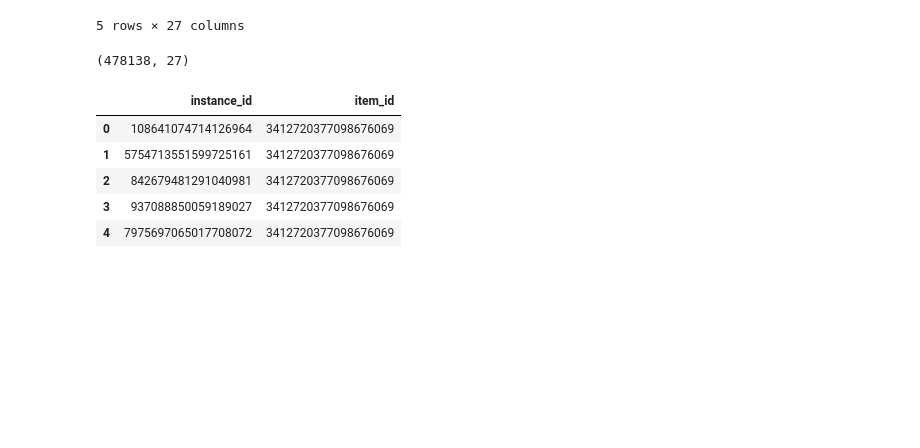
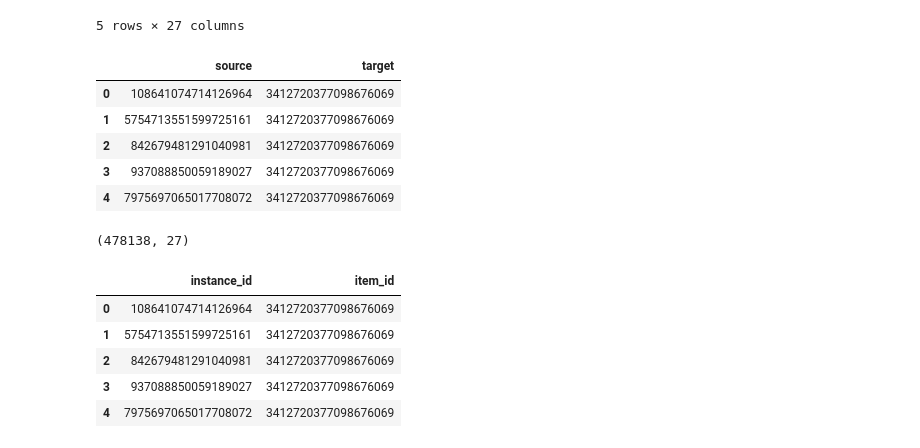
Before and after one commit to Ewen2015/DataScienceNotes, a Jupyter notebook: network/graphicML_dev_0517.ipynb, the cells around one changed output. Saved outputs shown, nothing was run; the diff lists cells and outputs as text; code cells hidden in the pictures; blank space fills up the shorter version.

```diff
--- a/network/graphicML_dev_0517.ipynb
+++ b/network/graphicML_dev_0517.ipynb
@@ -19,6 +19,21 @@ data.head()
 | 3 | 937088850059189027 | 3412720377098676069 | 7908382889764677758;5799347067982... | 2072967855524022579;5131280576272... | 1975590437749032870 | 3948283326616421003 | ... |
 | 4 | 7975697065017708072 | 3412720377098676069 | 7908382889764677758;5799347067982... | 2072967855524022579;5131280576272... | 1975590437749032870 | 3948283326616421003 | ... |
 5 rows × 27 columns
+# %%
+edgelist = pd.DataFrame()
+edgelist['source'] = data.instance_id
+edgelist['target'] = data.item_id
+
+edgelist.to_csv(wd+'edgelist_cvr.txt', index=False)
+# %%
+edgelist.head()
+# %% [output]
+|  | source | target |
+| 0 | 108641074714126964 | 3412720377098676069 |
+| 1 | 5754713551599725161 | 3412720377098676069 |
+| 2 | 842679481291040981 | 3412720377098676069 |
+| 3 | 937088850059189027 | 3412720377098676069 |
+| 4 | 7975697065017708072 | 3412720377098676069 |
 # %%
 data.shape
 # %% [output]
```
Also changed, not shown: parts of 12 cells of this notebook, 3 other files.
